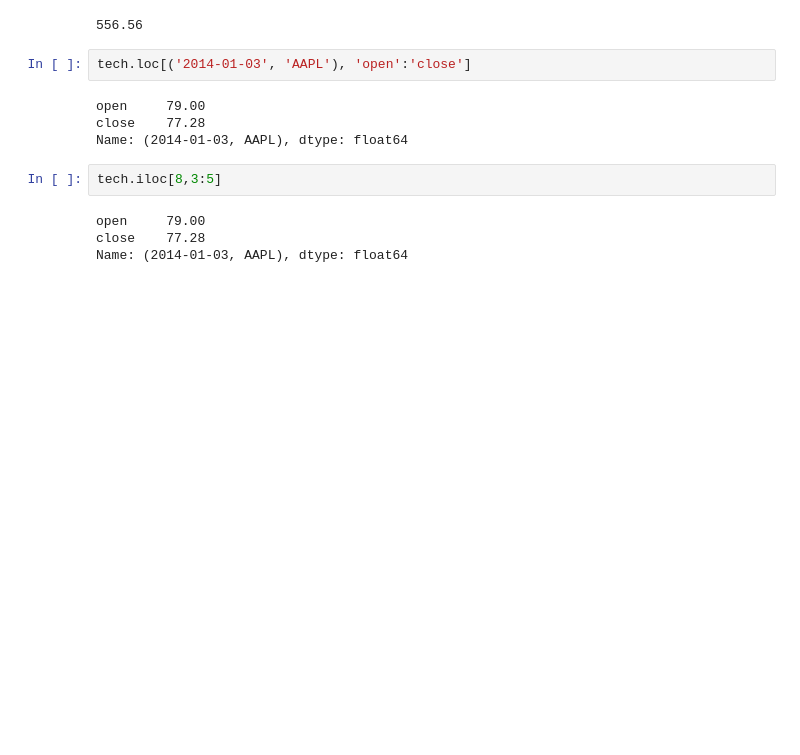
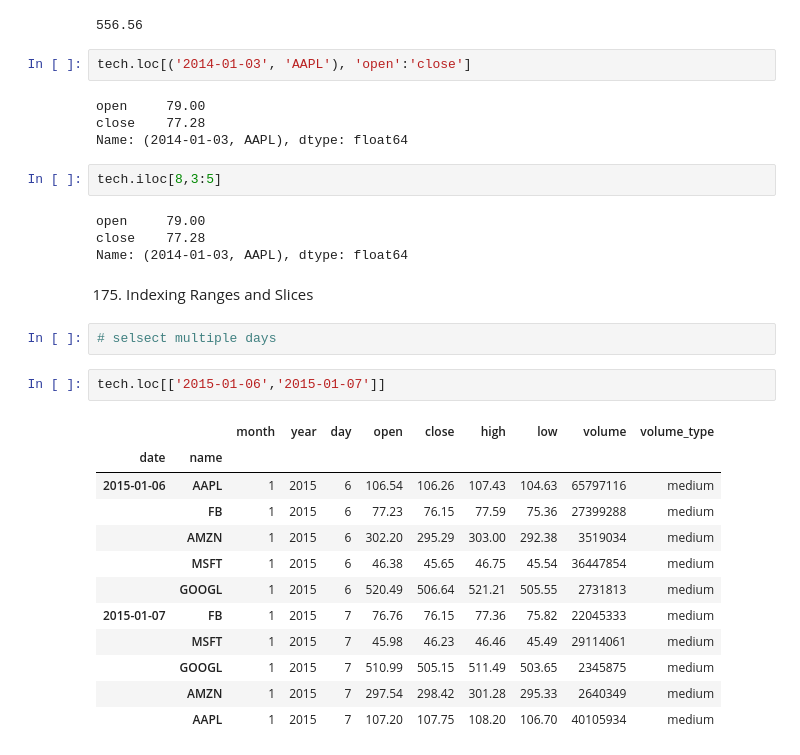
Before and after one commit to TomaszBury/The-ultimate-pandas-bootcamp-advanced-python-data-analysis, a Jupyter notebook: section_07/multi_dimensional.ipynb, the cells around one changed output. Saved outputs shown, nothing was run; the diff lists cells and outputs as text; blank space fills up the shorter version.

```diff
--- a/section_07/multi_dimensional.ipynb
+++ b/section_07/multi_dimensional.ipynb
@@ -287,3 +287,22 @@ tech.iloc[8,3:5]
 open     79.00
 close    77.28
 Name: (2014-01-03, AAPL), dtype: float64
+# %% [markdown]
+175. Indexing Ranges and Slices
+# %%
+# selsect multiple days
+# %%
+tech.loc[['2015-01-06','2015-01-07']]
+# %% [output]
+|  |  | month | year | day | open | close | high | low | volume | volume_type |
+| date | name |  |  |  |  |  |  |  |  |  |
+| 2015-01-06 | AAPL | 1 | 2015 | 6 | 106.54 | 106.26 | 107.43 | 104.63 | 65797116 | medium |
+|  | FB | 1 | 2015 | 6 | 77.23 | 76.15 | 77.59 | 75.36 | 27399288 | medium |
+|  | AMZN | 1 | 2015 | 6 | 302.20 | 295.29 | 303.00 | 292.38 | 3519034 | medium |
+|  | MSFT | 1 | 2015 | 6 | 46.38 | 45.65 | 46.75 | 45.54 | 36447854 | medium |
+|  | GOOGL | 1 | 2015 | 6 | 520.49 | 506.64 | 521.21 | 505.55 | 2731813 | medium |
+| 2015-01-07 | FB | 1 | 2015 | 7 | 76.76 | 76.15 | 77.36 | 75.82 | 22045333 | medium |
+|  | MSFT | 1 | 2015 | 7 | 45.98 | 46.23 | 46.46 | 45.49 | 29114061 | medium |
+|  | GOOGL | 1 | 2015 | 7 | 510.99 | 505.15 | 511.49 | 503.65 | 2345875 | medium |
+|  | AMZN | 1 | 2015 | 7 | 297.54 | 298.42 | 301.28 | 295.33 | 2640349 | medium |
+|  | AAPL | 1 | 2015 | 7 | 107.20 | 107.75 | 108.20 | 106.70 | 40105934 | medium |
```
Also changed, not shown: parts of 24 cells of this notebook.
